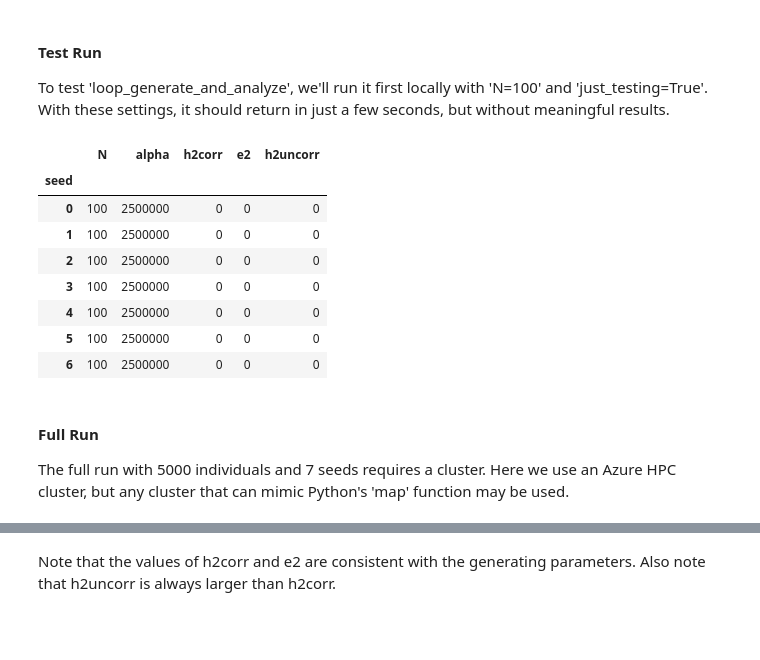
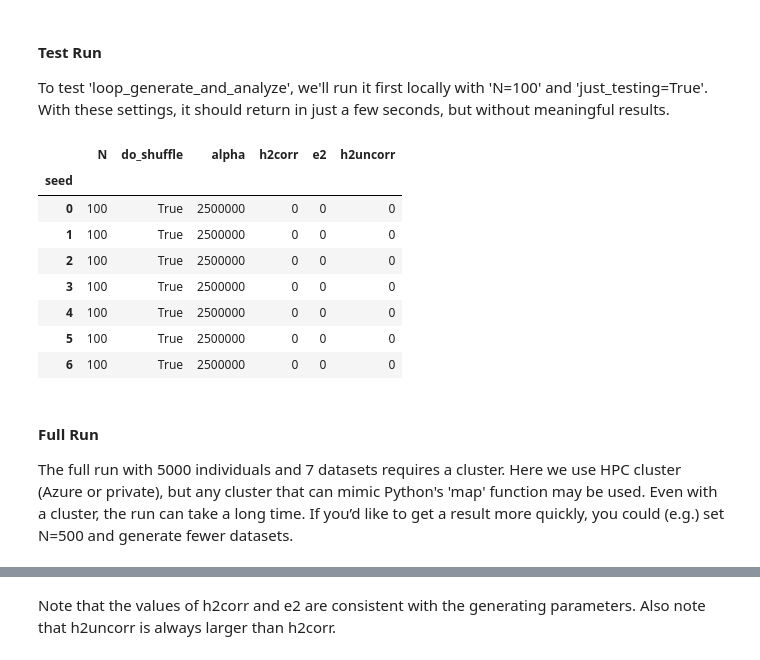
Before and after one commit to rpool/FaST-LMM, a Jupyter notebook: doc/ipynb/heritability_si.ipynb, the cells around one changed output, grey strips where cells are left out. Saved outputs shown, nothing was run; the diff lists cells and outputs as text; code cells hidden in the pictures; blank space fills up the shorter version.

```diff
--- a/doc/ipynb/heritability_si.ipynb
+++ b/doc/ipynb/heritability_si.ipynb
@@ -87,12 +87,12 @@ center_dict = {"0": (x0,y0), "1": (x1,y1)}
 centers = np.array([center_dict[iid_item[0]] for iid_item in spatial_iid])
 np.random.seed(seed)
 logging.info("Generating positions for seed {0}".format(seed))
-spatial_coor = SnpData(iid=snpdata.iid,sid=["x","y"],val=centers+np.random.multivariate_normal([0,0],[[1,0],[0,1]],size=len(centers))*sd,parent_string="'spatial_coor_gen_original'")
+spatial_coor_gen_original = SnpData(iid=snpdata.iid,sid=["x","y"],val=centers+np.random.multivariate_normal([0,0],[[1,0],[0,1]],size=len(centers))*sd,parent_string="'spatial_coor_gen_original'")
 
 import matplotlib.pyplot as plt
 color_dict = {"0": "r", "1": "b", "2": "g"}
 colors = [color_dict[iid_item] for iid_item in snpdata.iid[:,0]]
 plt.axis('equal')
-plt.scatter(spatial_coor.val[:,0], spatial_coor.val[:,1], c=colors)
+plt.scatter(spatial_coor_gen_original.val[:,0], spatial_coor_gen_original.val[:,1], c=colors)
 plt.show()
 # %% [output]
@@ -105,7 +104,7 @@ from fastlmm.association.heritability_spatial_correction import spatial_similari
 from pysnptools.kernelreader import KernelData
 
 alpha = distance_between_centers
-spatial_val = spatial_similarity(spatial_coor.val, alpha, power=2)
+spatial_val = spatial_similarity(spatial_coor_gen_original.val, alpha, power=2)
 K_loc = KernelData(iid=snpdata.iid,val=spatial_val).standardize()
 
 pylab.suptitle("$K_{loc}$")
@@ -148,7 +163,7 @@ from pysnptools.snpreader import SnpData
 from GWAS_benchmark.semisynth_simulations import generate_phenotype
 from fastlmm.association import heritability_spatial_correction
 
-def generate_and_analyze(seed, N, just_testing=True, map_function=None, cache_folder=None):
+def generate_and_analyze(seed, N, do_shuffle, just_testing=True, map_function=None, cache_folder=None):
 
     #Generate SNPs
     snpdata = snp_gen(fst=.1, dfr=0, iid_count=N, sid_count=1000, chr_count=10, label_with_pop=True,seed=seed)
@@ -173,10 +188,25 @@ def generate_and_analyze(seed, N, just_testing=True, map_function=None, cache_fo
     K_loc = KernelData(iid=snpdata.iid,val=spatial_val).standardize()
 
     #Generate phenotype
+    iid = K_causal.iid
+    iid_count = K_causal.iid_count
     np.random.seed(seed)
-    pheno_val = np.random.multivariate_normal(np.zeros(snpdata.iid_count),
-          1./.3 * K_causal.val + 1./.3 * K_loc.val + 1./.3 * np.eye(snpdata.iid_count))
-    pheno = SnpData(iid=snpdata.iid,sid=["phen0"],val=pheno_val.reshape(-1,1))
+    pheno_causal = SnpData(iid=iid,sid=["causal"],val=np.random.multivariate_normal(np.zeros(iid_count),K_causal.val).reshape(-1,1),parent_string="causal")
+    np.random.seed(seed^998372)
+    pheno_noise = SnpData(iid=iid,sid=["noise"],val=np.random.normal(size=iid_count).reshape(-1,1),parent_string="noise")
+    np.random.seed(seed^12230302)
+    pheno_loc_original = SnpData(iid=iid,sid=["loc_original"],val=np.random.multivariate_normal(np.zeros(iid_count),K_loc.val).reshape(-1,1),parent_string="loc_original")
+
+    if do_shuffle:
+        idx = np.arange(iid_count)
+        np.random.seed(seed)
+        np.random.shuffle(idx)
+        pheno_loc = pheno_loc_original.read(view_ok=True) #don't need to copy, because the next line will be fresh memory
+        pheno_loc.val = pheno_loc.val[idx,:]
+    else:
+        pheno_loc = pheno_loc_original
+
+    pheno = SnpData(iid=iid,sid=["pheno_all"],val=pheno_causal.val+pheno_noise.val+pheno_loc.val)
 
     #Analyze data
     alpha_list = [int(v) for v in np.logspace(np.log10(100),np.log10(1e10), 100)]
@@ -190,7 +220,7 @@ def generate_and_analyze(seed, N, just_testing=True, map_function=None, cache_fo
     logging.info(dataframe)
     return dataframe
 
-def loop_generate_and_analyze(N, seed_count, just_testing, map_function, cache_folder=None):
+def loop_generate_and_analyze(N, seed_count, do_shuffle, just_testing, map_function, cache_folder=None):
     '''
     run generate_and_analyze on different seeds
     '''
@@ -200,7 +230,7 @@ def loop_generate_and_analyze(N, seed_count, just_testing, map_function, cache_f
             cache_folder_per_seed = cache_folder.format(seed)
         else:
             cache_folder_per_seed = None
-        df = generate_and_analyze(seed=seed,N=N,
+        df = generate_and_analyze(seed=seed,N=N,do_shuffle=do_shuffle,
                            just_testing=just_testing, map_function=map_function, cache_folder=cache_folder_per_seed)
         df_list.append(df)
 
@@ -208,7 +238,8 @@ def loop_generate_and_analyze(N, seed_count, just_testing, map_function, cache_f
     df2 = pd.concat(df_list)
     df2["seed"] = range(seed_count)
     df2["N"]=N
-    df3 = df2[["seed","N","alpha","h2corr","e2","h2uncorr"]]
+    df2["do_shuffle"]=do_shuffle
+    df3 = df2[["seed","N","do_shuffle", "alpha","h2corr","e2","h2uncorr"]]
     df3.set_index(["seed"],inplace=True)
     return df3
 # %% [markdown]
@@ -216,22 +247,22 @@ def loop_generate_and_analyze(N, seed_count, just_testing, map_function, cache_f
 
 To test 'loop_generate_and_analyze', we'll run it first locally with 'N=100' and 'just_testing=True'. With these settings, it should return in just a few seconds, but without meaningful results.
 # %%
-df = loop_generate_and_analyze(N=100,seed_count=7,just_testing=True,map_function=map)
+df = loop_generate_and_analyze(N=100,seed_count=7,do_shuffle=True,just_testing=True,map_function=map)
 df
 # %% [output]
-|  | N | alpha | h2corr | e2 | h2uncorr |
-| seed |  |  |  |  |  |
-| 0 | 100 | 2500000 | 0 | 0 | 0 |
-| 1 | 100 | 2500000 | 0 | 0 | 0 |
-| 2 | 100 | 2500000 | 0 | 0 | 0 |
-| 3 | 100 | 2500000 | 0 | 0 | 0 |
-| 4 | 100 | 2500000 | 0 | 0 | 0 |
-| 5 | 100 | 2500000 | 0 | 0 | 0 |
-| 6 | 100 | 2500000 | 0 | 0 | 0 |
+|  | N | do_shuffle | alpha | h2corr | e2 | h2uncorr |
+| seed |  |  |  |  |  |  |
+| 0 | 100 | True | 2500000 | 0 | 0 | 0 |
+| 1 | 100 | True | 2500000 | 0 | 0 | 0 |
+| 2 | 100 | True | 2500000 | 0 | 0 | 0 |
+| 3 | 100 | True | 2500000 | 0 | 0 | 0 |
+| 4 | 100 | True | 2500000 | 0 | 0 | 0 |
+| 5 | 100 | True | 2500000 | 0 | 0 | 0 |
+| 6 | 100 | True | 2500000 | 0 | 0 | 0 |
 # %% [markdown]
 #### Full Run
 
-The full run with 5000 individuals and 7 seeds requires a cluster. Here we use an Azure HPC cluster, but any cluster that can mimic Python's 'map' function may be used.
+The full run with 5000 individuals and 7 datasets requires a cluster. Here we use HPC cluster (Azure or private), but any cluster that can mimic Python's 'map' function may be used. Even with a cluster, the run can take a long time.  If you’d like to get a result more quickly, you could (e.g.) set N=500 and generate fewer datasets.
 # %%
 #Define a version of 'map' in terms of a cluster
 from fastlmm.association.heritability_spatial_correction import work_item
```
Also changed, not shown: parts of 7 cells of this notebook, 9 other files.
